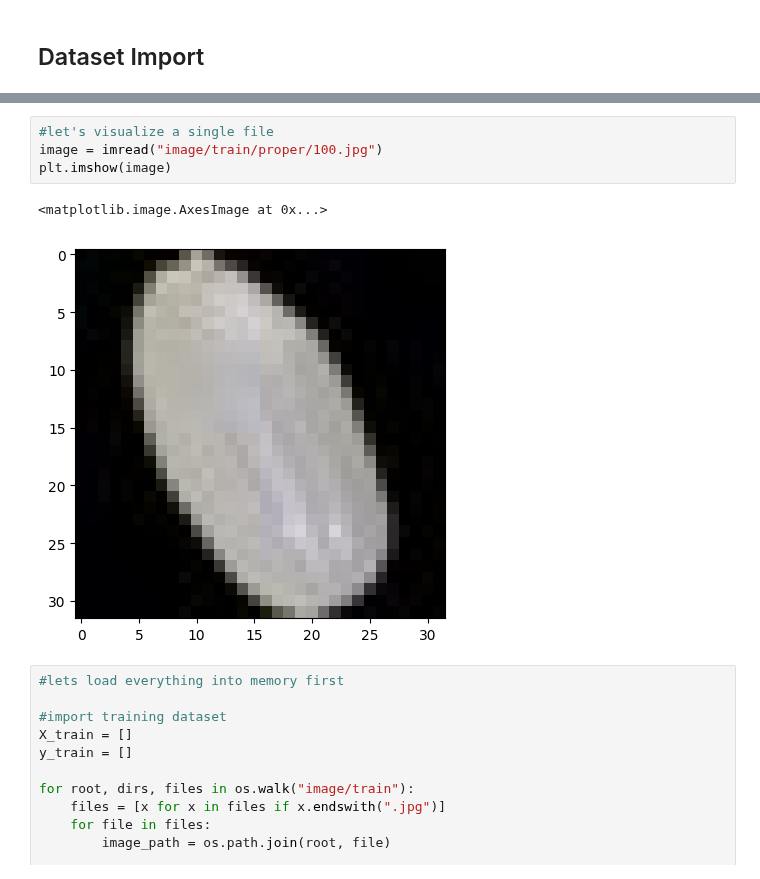
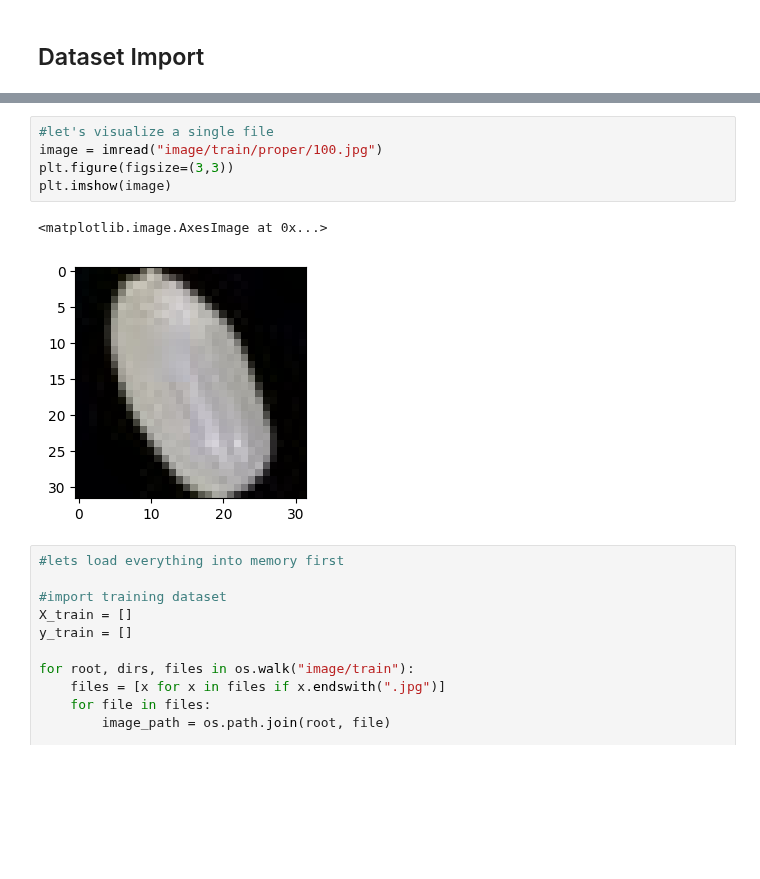
Before and after one commit to totti0223/deep_learning_for_biologists_with_keras, a Jupyter notebook: notebooks/rice_seed_classification.ipynb, the cells around one changed output, grey strips where cells are left out. Drawn from its saved outputs; the diff is of its cells as text; blank space fills up the shorter version.

```diff
--- a/notebooks/rice_seed_classification.ipynb
+++ b/notebooks/rice_seed_classification.ipynb
@@ -171,10 +151,11 @@ broken  proper
 # %%
 #let's visualize a single file
 image = imread("image/train/proper/100.jpg")
+plt.figure(figsize=(3,3))
 plt.imshow(image)
 # %% [output]
 <matplotlib.image.AxesImage at 0x...>
-[figure, old version]
+[figure, new version]
 # %%
 #lets load everything into memory first
 
```
Also changed, not shown: parts of 6 cells of this notebook.
